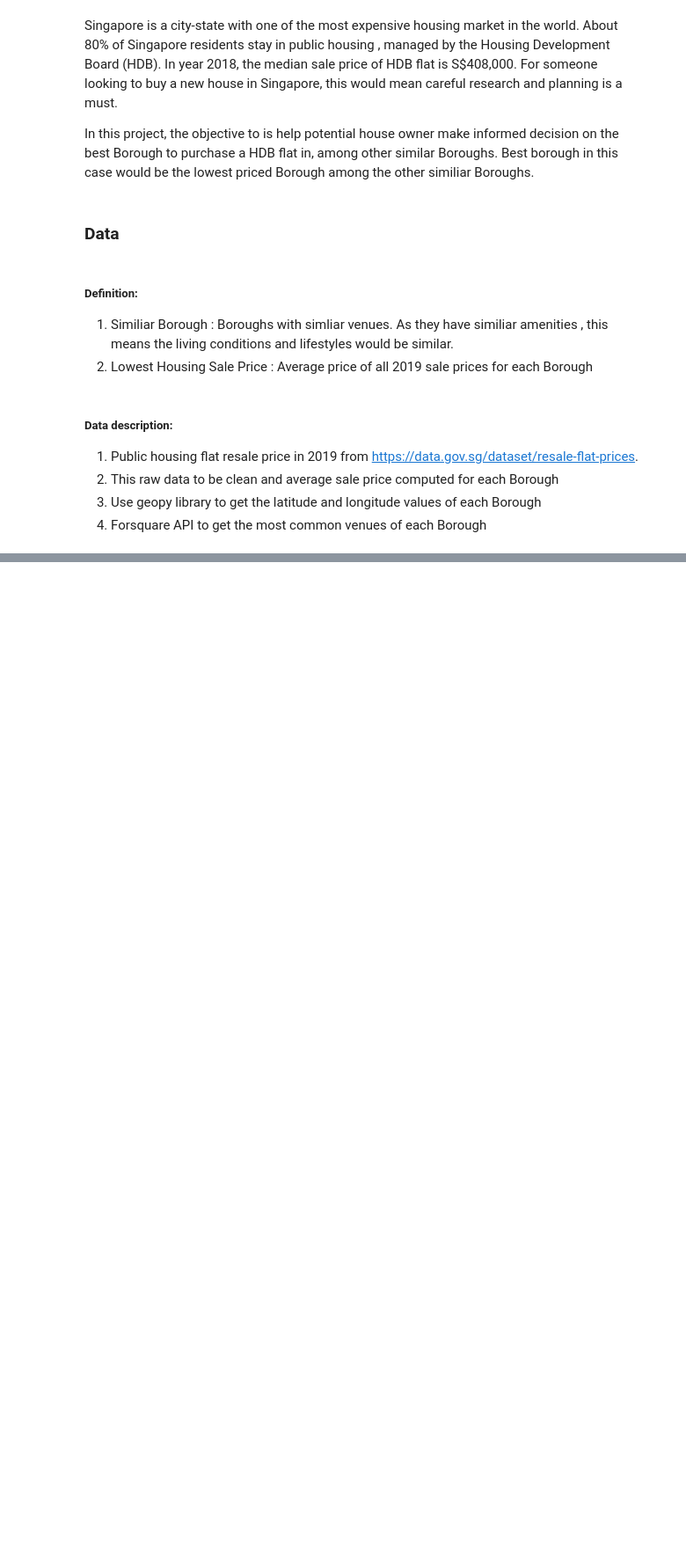
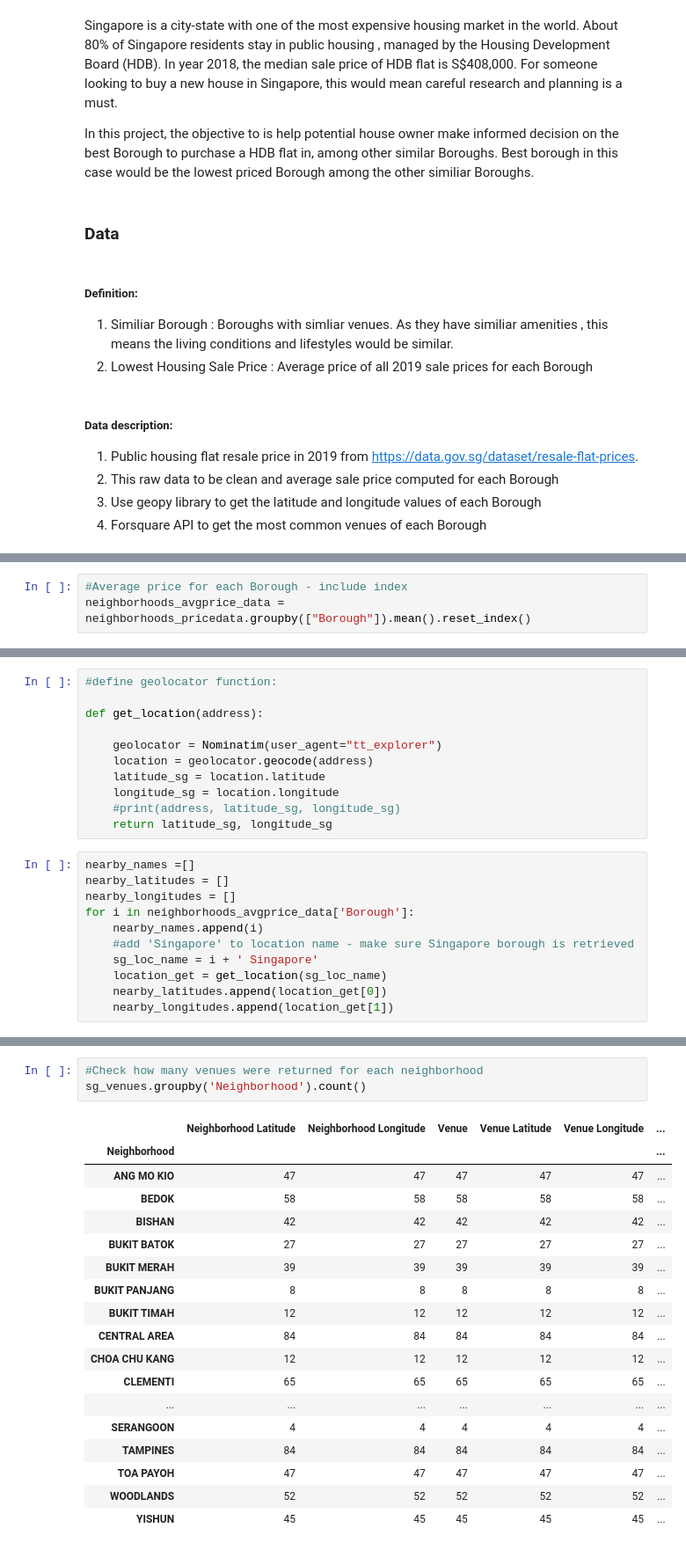
Before and after one commit to fabiankoh/AppliedDataScienceCapstone, a Jupyter notebook: Applied Data Science CapstoneProjectW4-5.ipynb, the cells around one changed output, grey strips where cells are left out. Shown: that part at 88% size. Saved outputs shown, nothing was run; the diff lists cells and outputs as text; blank space fills up the shorter version.

```diff
--- a/Applied Data Science CapstoneProjectW4-5.ipynb
+++ b/Applied Data Science CapstoneProjectW4-5.ipynb
@@ -23,0 +192,3 @@ Best borough in this case would be the lowest priced Borough among the other sim
+# %%
+#Average price for each Borough - include index
+neighborhoods_avgprice_data = neighborhoods_pricedata.groupby(["Borough"]).mean().reset_index()
@@ -23,0 +206,22 @@ Best borough in this case would be the lowest priced Borough among the other sim
+# %%
+#define geolocator function:
+
+def get_location(address):
+
+    geolocator = Nominatim(user_agent="tt_explorer")
+    location = geolocator.geocode(address)
+    latitude_sg = location.latitude
+    longitude_sg = location.longitude
+    #print(address, latitude_sg, longitude_sg)
+    return latitude_sg, longitude_sg
+# %%
+nearby_names =[]
+nearby_latitudes = []
+nearby_longitudes = []
+for i in neighborhoods_avgprice_data['Borough']:
+    nearby_names.append(i)
+    #add 'Singapore' to location name - make sure Singapore borough is retrieved
+    sg_loc_name = i + ' Singapore'
+    location_get = get_location(sg_loc_name)
+    nearby_latitudes.append(location_get[0])
+    nearby_longitudes.append(location_get[1])
@@ -23,0 +316,22 @@ Best borough in this case would be the lowest priced Borough among the other sim
+# %%
+#Check how many venues were returned for each neighborhood
+sg_venues.groupby('Neighborhood').count()
+# %% [output]
+|  | Neighborhood Latitude | Neighborhood Longitude | Venue | Venue Latitude | Venue Longitude | ... |
+| Neighborhood |  |  |  |  |  | ... |
+| ANG MO KIO | 47 | 47 | 47 | 47 | 47 | ... |
+| BEDOK | 58 | 58 | 58 | 58 | 58 | ... |
+| BISHAN | 42 | 42 | 42 | 42 | 42 | ... |
+| BUKIT BATOK | 27 | 27 | 27 | 27 | 27 | ... |
+| BUKIT MERAH | 39 | 39 | 39 | 39 | 39 | ... |
+| BUKIT PANJANG | 8 | 8 | 8 | 8 | 8 | ... |
+| BUKIT TIMAH | 12 | 12 | 12 | 12 | 12 | ... |
+| CENTRAL AREA | 84 | 84 | 84 | 84 | 84 | ... |
+| CHOA CHU KANG | 12 | 12 | 12 | 12 | 12 | ... |
+| CLEMENTI | 65 | 65 | 65 | 65 | 65 | ... |
+| ... | ... | ... | ... | ... | ... | ... |
+| SERANGOON | 4 | 4 | 4 | 4 | 4 | ... |
+| TAMPINES | 84 | 84 | 84 | 84 | 84 | ... |
+| TOA PAYOH | 47 | 47 | 47 | 47 | 47 | ... |
+| WOODLANDS | 52 | 52 | 52 | 52 | 52 | ... |
+| YISHUN | 45 | 45 | 45 | 45 | 45 | ... |
```
Also changed, not shown: parts of 77 cells of this notebook.
